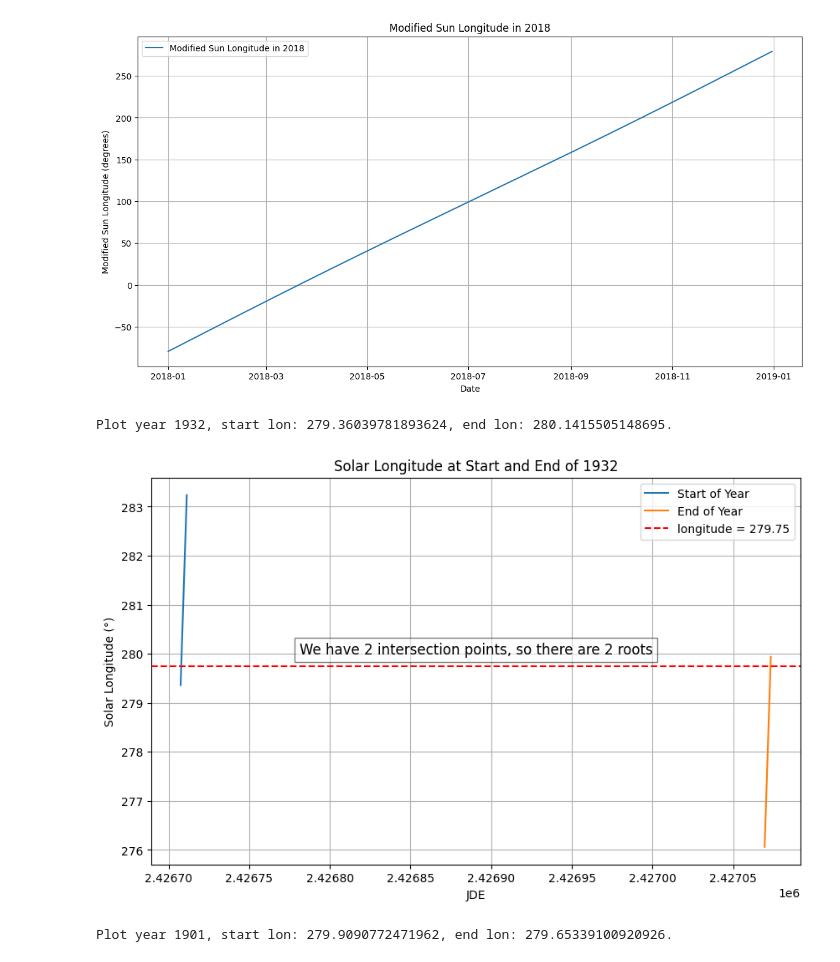
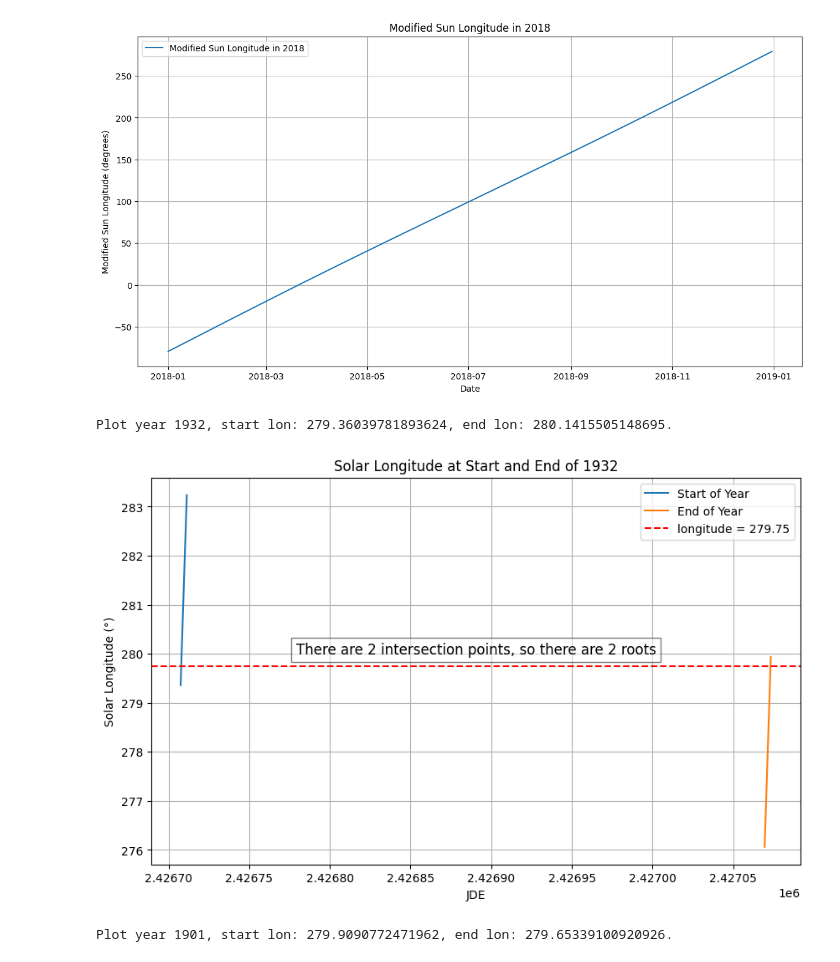
Before and after one commit to 0xf3cd/celestial-calendar, a Jupyter notebook: statistics/sun_longitude.ipynb, the cells around one changed output. Cells and saved outputs as stored; diff of their text form; code cells hidden in the pictures.

```diff
--- a/statistics/sun_longitude.ipynb
+++ b/statistics/sun_longitude.ipynb
@@ -155,35 +155,35 @@ ejde = common.ut1_to_jde(max_gap_two_roots_year + 1, 1, 1, 0.0)
 
 # Create data points for the start and end of the year
 jdes_start = [sjde + 0.2 * i for i in range(0, 20)]
 jdes_end = [ejde - 0.2 * i for i in range(20, 0, -1)]
 
 # Compute solar longitudes
 lons_start = [common.sun_apparent_geocentric_coord(jde).lon for jde in jdes_start]
 lons_end = [common.sun_apparent_geocentric_coord(jde).lon for jde in jdes_end]
 
 # Combine into dataframes
 df_start = pd.DataFrame({'jde': jdes_start, 'lon': lons_start})
 df_end = pd.DataFrame({'jde': jdes_end, 'lon': lons_end})
 
 # Plot the data
 plt.figure(figsize=(10, 6))
 plt.plot(df_start['jde'], df_start['lon'], label='Start of Year')
 plt.plot(df_end['jde'], df_end['lon'], label='End of Year')
 
 # Add the horizontal line for longitude = 279.75
 plt.axhline(y=279.75, color='r', linestyle='--', label='longitude = 279.75')
-plt.text(x=(sjde + ejde) / 2, y=280, s='We have 2 intersection points, so there are 2 roots',
+plt.text(x=(sjde + ejde) / 2, y=280, s='There are 2 intersection points, so there are 2 roots',
          horizontalalignment='center', color='black', fontsize=12, bbox=dict(facecolor='white', alpha=0.5))
 
 plt.xlabel('JDE')
 plt.ylabel('Solar Longitude (°)')
 plt.title(f'Solar Longitude at Start and End of {max_gap_two_roots_year}')
 plt.legend()
 plt.grid(True)
 plt.show()
 # %% [output]
 Plot year 1932, start lon: 279.36039781893624, end lon: 280.1415505148695.
-[figure, old version]
+[figure, new version]
 # %%
 import pandas as pd
 import matplotlib.pyplot as plt
```
Also changed, not shown: parts of 1 cell of this notebook, 6 other files.
